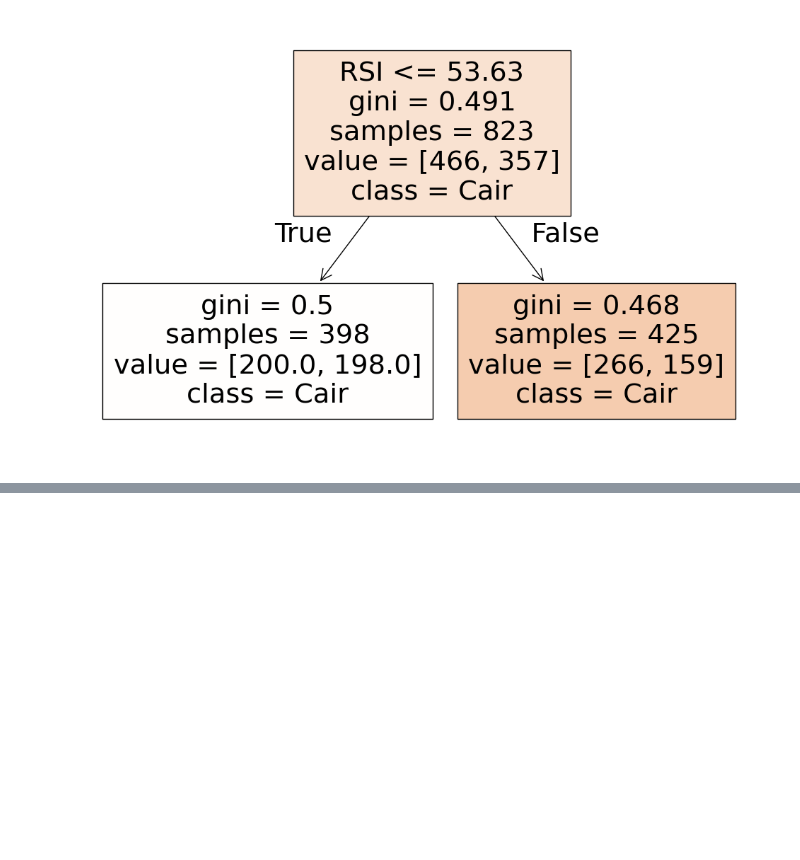
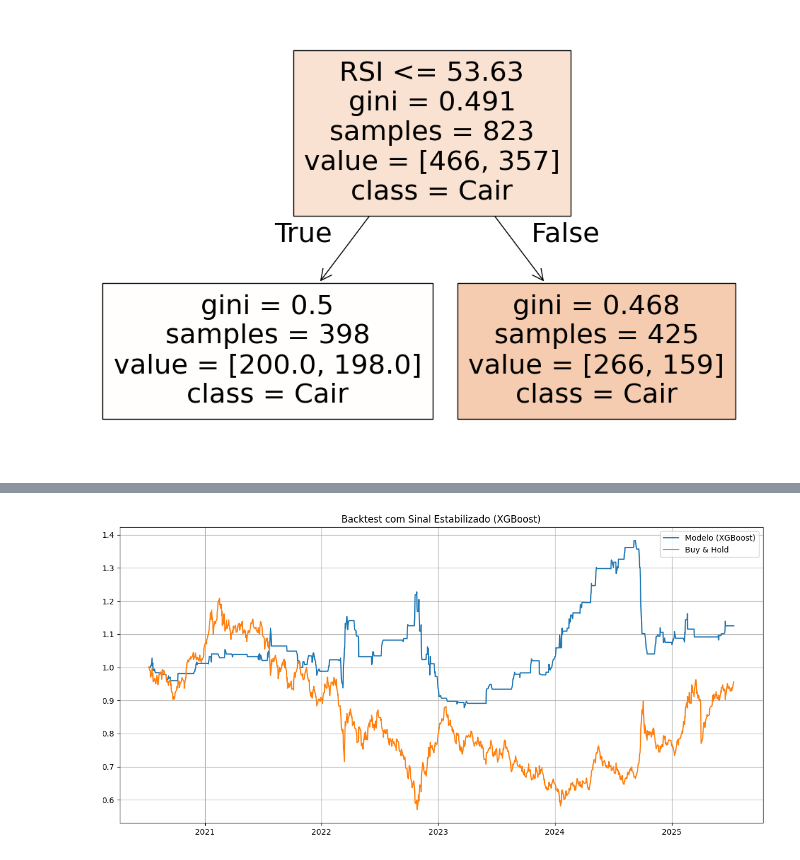
Before and after one commit to leandrocandida/CleanArch, a Jupyter notebook: Untitled11.ipynb, the cells around one changed output, grey strips where cells are left out. Saved outputs shown, nothing was run; the diff lists cells and outputs as text; code cells hidden in the pictures; blank space fills up the shorter version.

```diff
--- a/Untitled11.ipynb
+++ b/Untitled11.ipynb
@@ -3429,0 +3636,80 @@ if __name__ == "__main__":
+# %%
+# === Backtest com Modelo Fixo ===
+top_params = eval(param_counts[0][0])  # Converte string para dicionário
+preds, confs, pos, fut_ret = [], [], [], []
+for i in range(train_window, len(df) - test_window, step_size):
+    X_train = X_all.iloc[i - train_window:i]
+    y_train = y_all.iloc[i - train_window:i]
+    X_test = X_all.iloc[i:i + test_window]
+
+    if y_train.value_counts().min() < 10:
+        continue
+
+    scaler = StandardScaler()
+    X_train_scaled = scaler.fit_transform(X_train)
+    X_test_scaled = scaler.transform(X_test)
+
+    class_counts = y_train.value_counts()
+    n_samples = len(y_train)
+    n_classes = len(class_counts)
+    scale_pos_weight = {i: n_samples / (n_classes * class_counts.get(i, 1)) for i in range(3)}
+
+    model = XGBClassifier(**top_params, random_state=42, objective='multi:softmax', num_class=3)
+    model.fit(X_train_scaled, y_train, sample_weight=[scale_pos_weight[y] for y in y_train])
+    proba = model.predict_proba(X_test_scaled)
+    pred = model.predict(X_test_scaled)
+    conf = proba.max(axis=1)
+    pred_filtered = [p if c >= 0.6 else 1 for p, c in zip(pred, conf)]  # 1 é 'Neutro'
+
+    final_signals = []
+    last_pos = 1  # Inicia como neutro
+    for sig, c in zip(pred_filtered, conf):
+        if sig != last_pos and c >= 0.65:
+            last_pos = sig
+        final_signals.append(last_pos)
+
+    position = [1] + final_signals[:-1]
+    future_returns = df['Close'].pct_change().shift(-1).iloc[i:i + test_window]
+    # Ajustar sinais para calcular retorno (-1, 0, 1)
+    position_adjusted = [1 if p == 2 else -1 if p == 0 else 0 for p in position]
+    preds.extend(pred_filtered)
+    confs.extend(conf)
+    pos.extend(position_adjusted)
+    fut_ret.extend(future_returns)
+
+# === Avaliação do Backtest ===
+walk_df = df.iloc[train_window:train_window + len(preds)].copy()
+walk_df['pred'] = [0 if p == 0 else 1 if p == 2 else p for p in preds]  # Ajustar predições
+walk_df['confidence'] = confs
+walk_df['position'] = pos
+walk_df['future_return'] = fut_ret
+walk_df.dropna(inplace=True)
+
+walk_df['strategy_return'] = walk_df['position'] * walk_df['future_return']
+walk_df['cumulative_strategy'] = (1 + walk_df['strategy_return']).cumprod()
+walk_df['cumulative_buyhold'] = (1 + walk_df['future_return']).cumprod()
+
+total_strategy = walk_df['cumulative_strategy'].iloc[-1] - 1
+total_buyhold = walk_df['cumulative_buyhold'].iloc[-1] - 1
+std_dev = walk_df['strategy_return'].std()
+sharpe = walk_df['strategy_return'].mean() / std_dev * np.sqrt(252) if std_dev != 0 else np.nan
+vol = std_dev * np.sqrt(252)
+dd = (walk_df['cumulative_strategy'] / walk_df['cumulative_strategy'].cummax() - 1).min()
+
+print("\n=== Resultados do Backtest ===")
+print(f"Retorno total estratégia: {total_strategy:.2%}")
+print(f"Retorno total Buy & Hold: {total_buyhold:.2%}")
+print(f"Sharpe Ratio: {sharpe:.2f}")
+print(f"Máx Drawdown: {dd:.2%}")
+print(f"Volatilidade anualizada: {vol:.2%}")
+
+# === Gráfico do Backtest ===
+plt.figure(figsize=(12, 6))
+plt.plot(walk_df.index, walk_df['cumulative_strategy'], label='Modelo (XGBoost)')
+plt.plot(walk_df.index, walk_df['cumulative_buyhold'], label='Buy & Hold')
+plt.title('Backtest com Sinal Estabilizado (XGBoost)')
+plt.legend()
+plt.grid()
+plt.tight_layout()
+plt.show()
+# %% [output]
@@ -3429,0 +3722 @@ if __name__ == "__main__":
+[figure, added]
```
Also changed, not shown: parts of 6 cells of this notebook.
